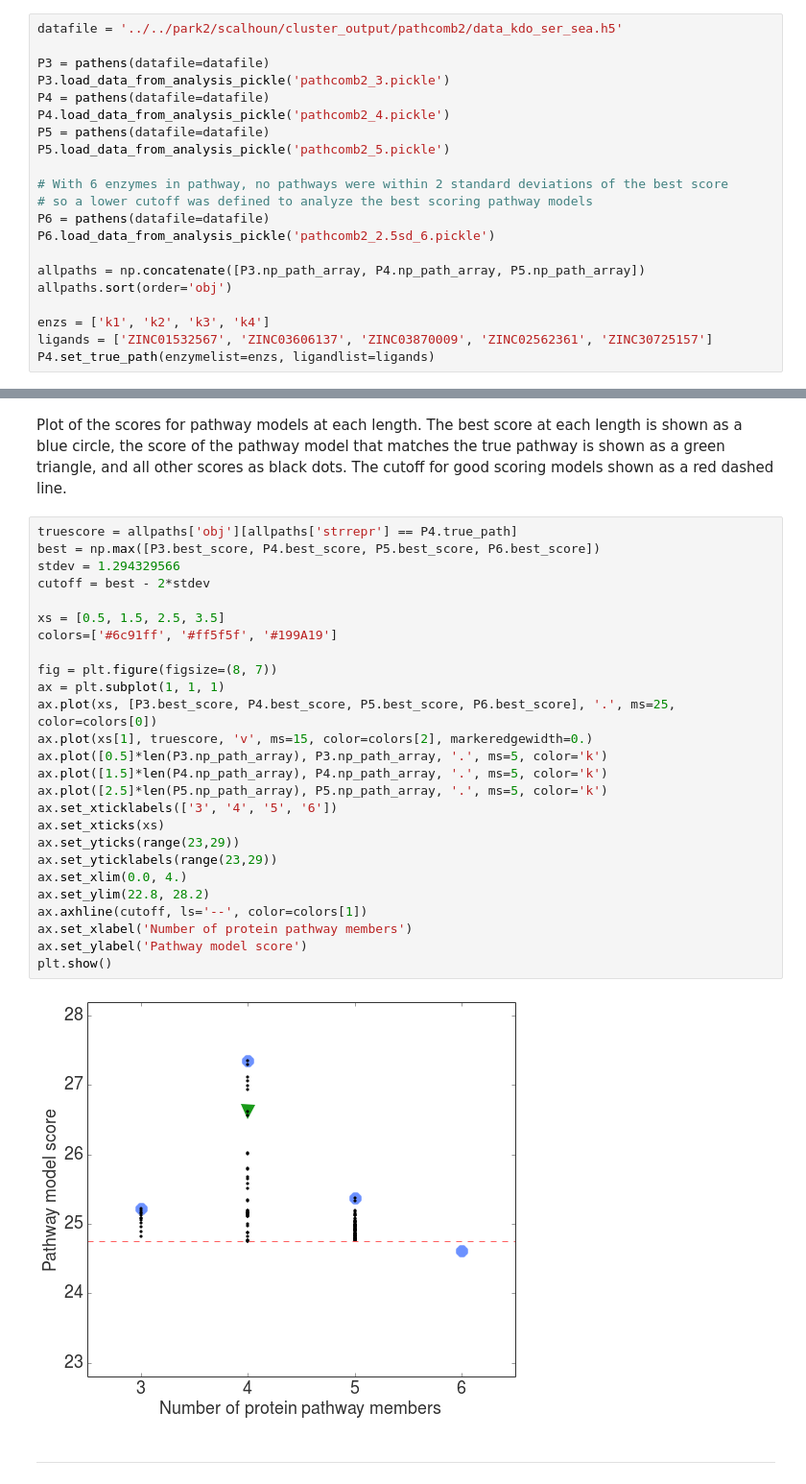
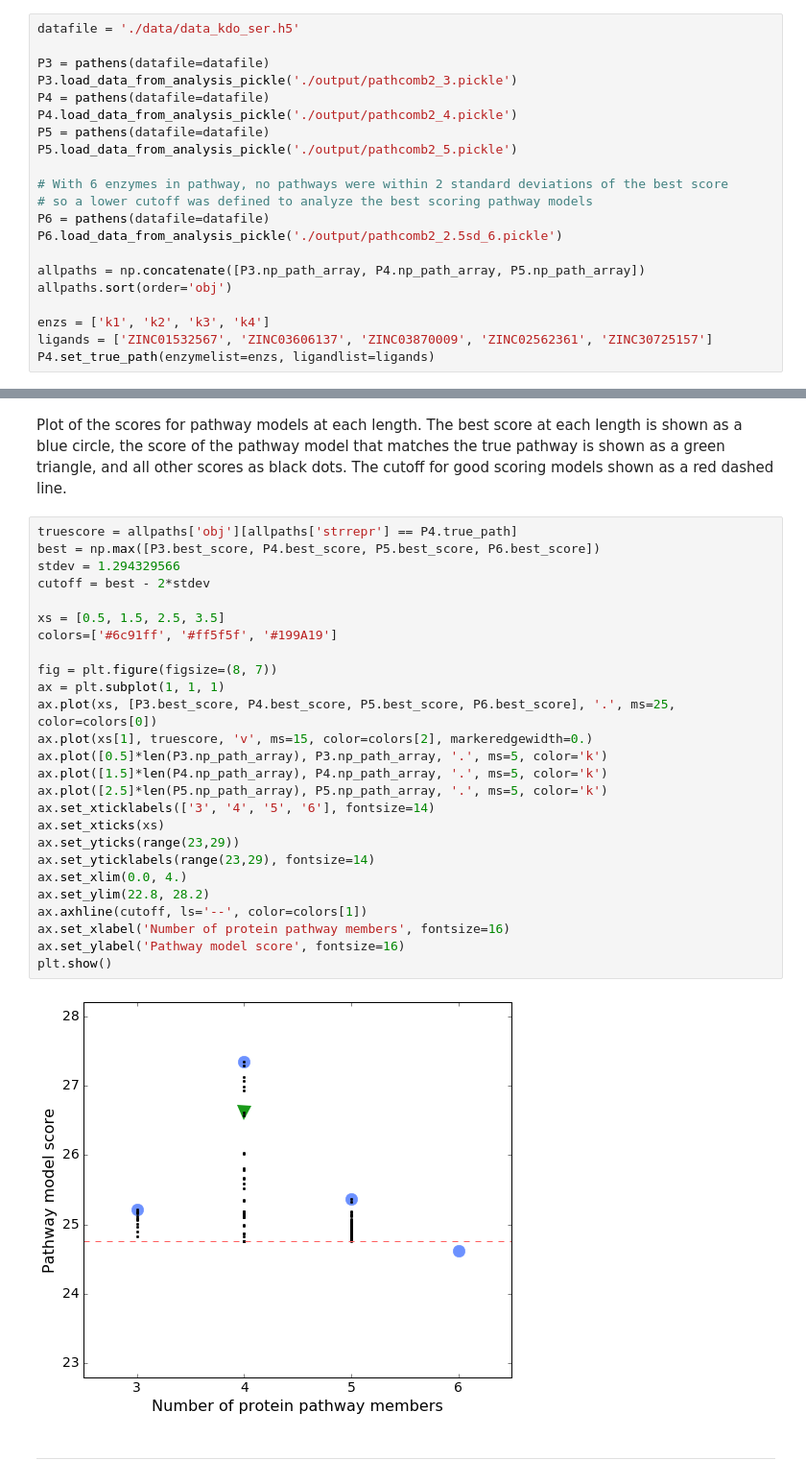
Before and after one commit to salilab/pathway_mapping, a Jupyter notebook: Examples/KDO8P/KDO-8P.ipynb, the cells around one changed output, grey strips where cells are left out. Shown at 96% size. Drawn from its saved outputs; the diff is of its cells as text.

```diff
--- a/Examples/KDO8P/KDO-8P.ipynb
+++ b/Examples/KDO8P/KDO-8P.ipynb
@@ -112,19 +107,19 @@ The protein candidate set includes enzymes that are not in the true pathway (enz
 # %% [markdown]
 Load data from output pickle files for different pathway lengths from 3 to 6 enzymes
 # %%
-datafile = '../../park2/scalhoun/cluster_output/pathcomb2/data_kdo_ser_sea.h5'
+datafile = './data/data_kdo_ser.h5'
 
 P3 = pathens(datafile=datafile)
-P3.load_data_from_analysis_pickle('pathcomb2_3.pickle')
+P3.load_data_from_analysis_pickle('./output/pathcomb2_3.pickle')
 P4 = pathens(datafile=datafile)
-P4.load_data_from_analysis_pickle('pathcomb2_4.pickle')
+P4.load_data_from_analysis_pickle('./output/pathcomb2_4.pickle')
 P5 = pathens(datafile=datafile)
-P5.load_data_from_analysis_pickle('pathcomb2_5.pickle')
+P5.load_data_from_analysis_pickle('./output/pathcomb2_5.pickle')
 
 # With 6 enzymes in pathway, no pathways were within 2 standard deviations of the best score
 # so a lower cutoff was defined to analyze the best scoring pathway models
 P6 = pathens(datafile=datafile)
-P6.load_data_from_analysis_pickle('pathcomb2_2.5sd_6.pickle')
+P6.load_data_from_analysis_pickle('./output/pathcomb2_2.5sd_6.pickle')
 
 allpaths = np.concatenate([P3.np_path_array, P4.np_path_array, P5.np_path_array])
 allpaths.sort(order='obj')
@@ -159,31 +152,31 @@ Plot of the scores for pathway models at each length. The best score at each len
 # %%
 truescore = allpaths['obj'][allpaths['strrepr'] == P4.true_path]
 best = np.max([P3.best_score, P4.best_score, P5.best_score, P6.best_score])
 stdev = 1.294329566
 cutoff = best - 2*stdev
 
 xs = [0.5, 1.5, 2.5, 3.5]
 colors=['#6c91ff', '#ff5f5f', '#199A19']
 
 fig = plt.figure(figsize=(8, 7))
 ax = plt.subplot(1, 1, 1)
 ax.plot(xs, [P3.best_score, P4.best_score, P5.best_score, P6.best_score], '.', ms=25, color=colors[0])
 ax.plot(xs[1], truescore, 'v', ms=15, color=colors[2], markeredgewidth=0.)
 ax.plot([0.5]*len(P3.np_path_array), P3.np_path_array, '.', ms=5, color='k')
 ax.plot([1.5]*len(P4.np_path_array), P4.np_path_array, '.', ms=5, color='k')
 ax.plot([2.5]*len(P5.np_path_array), P5.np_path_array, '.', ms=5, color='k')
-ax.set_xticklabels(['3', '4', '5', '6'])
+ax.set_xticklabels(['3', '4', '5', '6'], fontsize=14)
 ax.set_xticks(xs)
 ax.set_yticks(range(23,29))
-ax.set_yticklabels(range(23,29))
+ax.set_yticklabels(range(23,29), fontsize=14)
 ax.set_xlim(0.0, 4.)
 ax.set_ylim(22.8, 28.2)
 ax.axhline(cutoff, ls='--', color=colors[1])
-ax.set_xlabel('Number of protein pathway members')
-ax.set_ylabel('Pathway model score')
+ax.set_xlabel('Number of protein pathway members', fontsize=16)
+ax.set_ylabel('Pathway model score', fontsize=16)
 plt.show()
 # %% [output]
-[figure, old version]
+[figure, new version]
 # %% [markdown]
 _____________________________________________________________________________________
 # %% [markdown]
```
Also changed, not shown: parts of 20 cells of this notebook, 3 other files.
